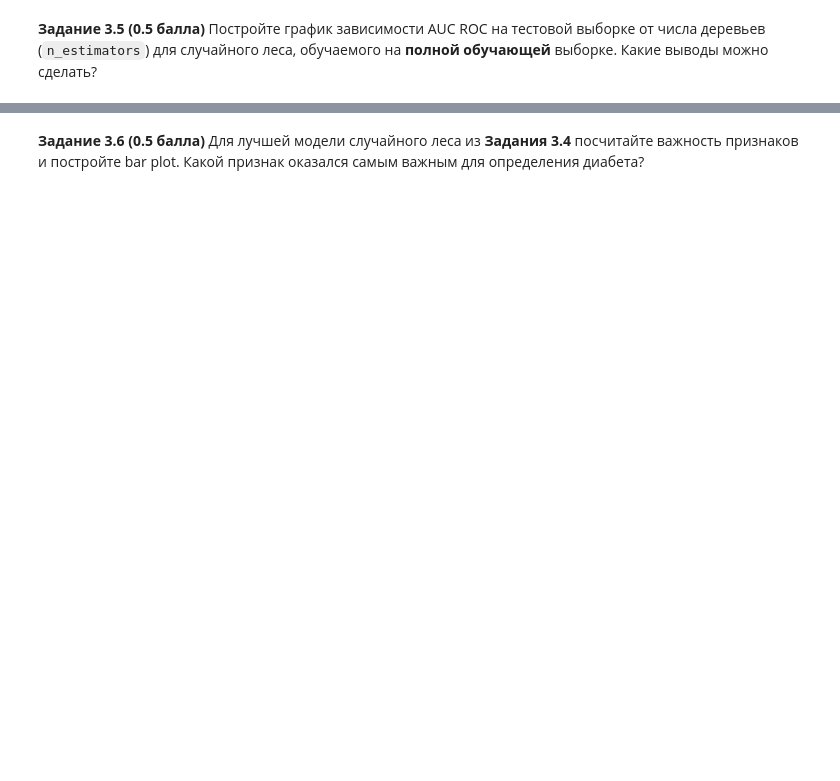
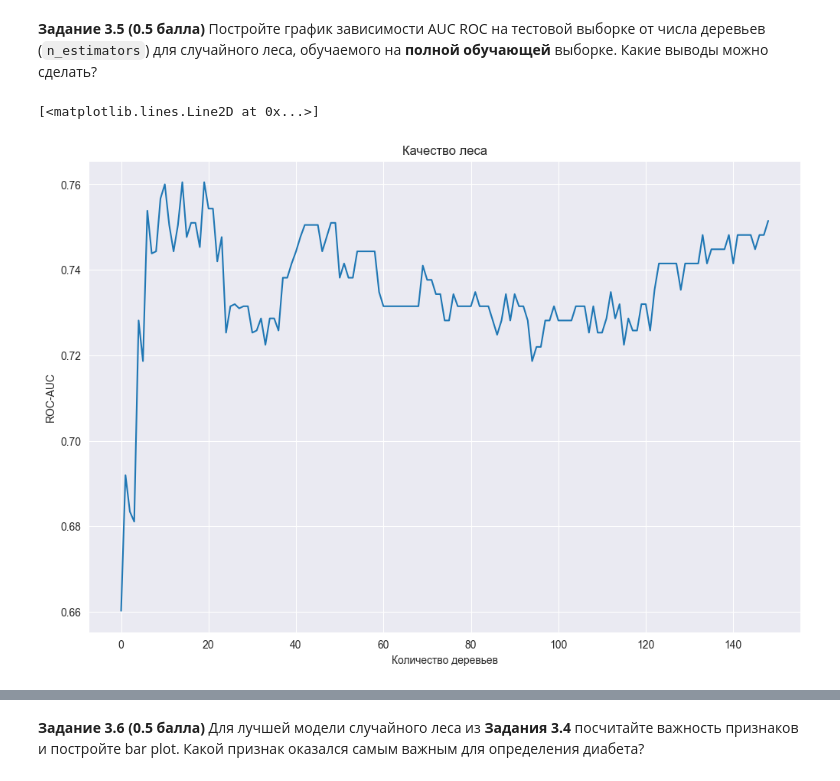
Before and after one commit to Bosbobos/IAD, a Jupyter notebook: MachineLeariningBasics/hw07_trees/hw07_trees_rf.ipynb, the cells around one changed output, grey strips where cells are left out. Saved outputs shown, nothing was run; the diff lists cells and outputs as text; code cells hidden in the pictures; blank space fills up the shorter version.

```diff
--- a/MachineLeariningBasics/hw07_trees/hw07_trees_rf.ipynb
+++ b/MachineLeariningBasics/hw07_trees/hw07_trees_rf.ipynb
@@ -623,0 +707,31 @@ plt.show()
+# %%
+# ᕕ(╭ರ╭ ͟ʖ╮•́)⊃¤=(————
+max_depths = min_samples_leafs = [2**n for n in range(9)]
+t = 5
+step = train.shape[0] // t
+train_val = train.values
+train_y_val = train_y.values
+
+cv_results = []
+for max_depth in max_depths:
+    for min_samples_leaf in min_samples_leafs:
+        tr = RandomForestClassifier(max_depth=max_depth, min_samples_leaf=min_samples_leaf, n_estimators=50, random_state=17)
+        res = []
+        for i in range(0, train.shape[0]-step, step):
+            train_cv = np.concatenate([train_val[:i], train_val[i + step:]])
+            train_y_cv = np.concatenate([train_y_val[:i], train_y_val[i + step:]])
+            test_cv = train_val[i:i + step]
+            test_y_cv = train_y_val[i:i + step]
+            tr.fit(train_cv, train_y_cv)
+            res.append(f1_score(test_y_cv, tr.predict(test_cv)))
+
+        score = np.mean(res)
+        cv_results.append({
+            'max_depth': max_depth,
+            'min_samples_leaf': min_samples_leaf,
+            'mean_f1_score': score
+        })
+
+reses = pd.DataFrame(cv_results)
+reses.sort_values(by=['mean_f1_score'], ascending=False, inplace=True)
+reses.head(5)
@@ -627,0 +747,16 @@ plt.show()
+# %%
+# ᕕ(╭ರ╭ ͟ʖ╮•́)⊃¤=(————
+est_results = []
+for i in range(1, 150):
+    tr = RandomForestClassifier(max_depth=8, min_samples_leaf=4, n_estimators=i, random_state=17)
+    tr.fit(train, train_y)
+    est_results.append(roc_auc_score(test_y, tr.predict(test)))
+# %%
+plt.figure(figsize=(12, 8))
+plt.title('Качество леса')
+plt.xlabel('Количество деревьев')
+plt.ylabel('ROC-AUC')
+plt.plot(est_results)
+# %% [output]
+[<matplotlib.lines.Line2D at 0x...>]
+[figure, added]
```
Also changed, not shown: parts of 27 cells of this notebook.
